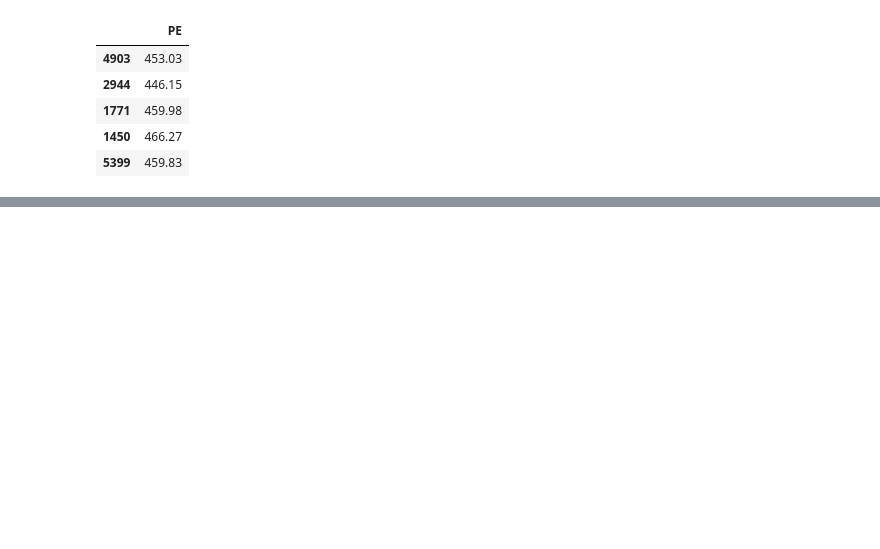
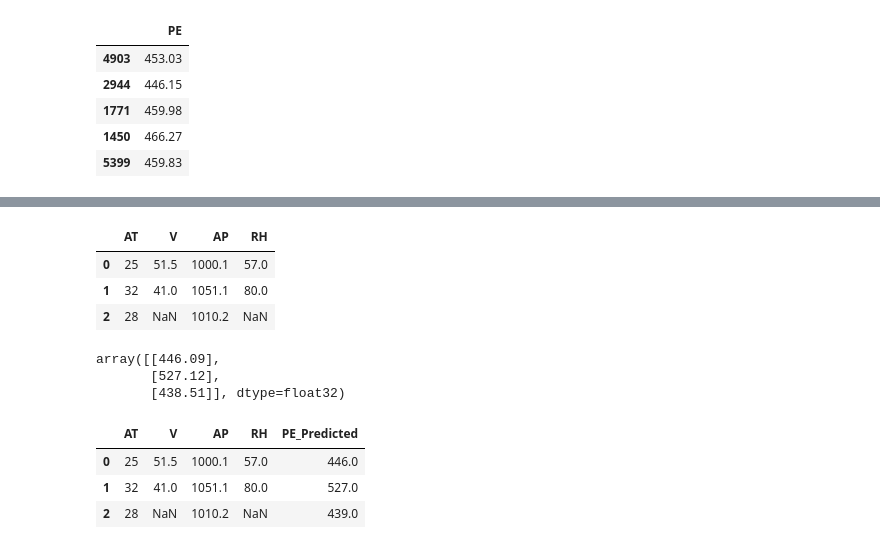
Before and after one commit to sindhura-nk/Artificial-Intelligence1377, a Jupyter notebook: Regression_with_Keras.ipynb, the cells around one changed output, grey strips where cells are left out. Drawn from its saved outputs; the diff is of its cells as text; code cells hidden in the pictures; blank space fills up the shorter version.

```diff
--- a/Regression_with_Keras.ipynb
+++ b/Regression_with_Keras.ipynb
@@ -274,0 +325,4 @@ r2score
+# %%
+path = r"https://raw.githubusercontent.com/sindhura-nk/Datasets/refs/heads/main/PowerPlantTest.csv"
+xnew = pd.read_csv(path)
+xnew
@@ -274,0 +334,3 @@ r2score
+# %%
+xnew_pre = num_pipe.transform(xnew)
+xnew_pre
@@ -274,0 +342,4 @@ r2score
+# %%
+final_preds = model_loaded.predict(xnew_pre)
+final_preds = final_preds.round(2)
+final_preds
@@ -274,0 +351,23 @@ r2score
+# %%
+xnew
+# %% [output]
+|  | AT | V | AP | RH |
+| 0 | 25 | 51.5 | 1000.1 | 57.0 |
+| 1 | 32 | 41.0 | 1051.1 | 80.0 |
+| 2 | 28 | NaN | 1010.2 | NaN |
+# %%
+final_preds
+# %% [output]
+array([[446.09],
+       [527.12],
+       [438.51]], dtype=float32)
+# %%
+xnew["PE_Predicted"] = final_preds
+xnew["PE_Predicted"] = xnew["PE_Predicted"].round()
+# %%
+xnew
+# %% [output]
+|  | AT | V | AP | RH | PE_Predicted |
+| 0 | 25 | 51.5 | 1000.1 | 57.0 | 446.0 |
+| 1 | 32 | 41.0 | 1051.1 | 80.0 | 527.0 |
+| 2 | 28 | NaN | 1010.2 | NaN | 439.0 |
```
Also changed, not shown: parts of 19 cells of this notebook.
